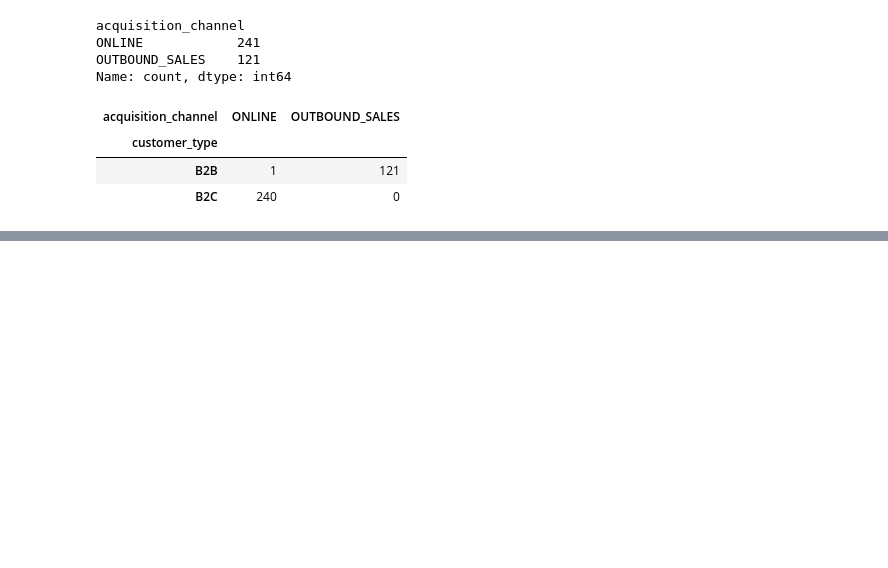
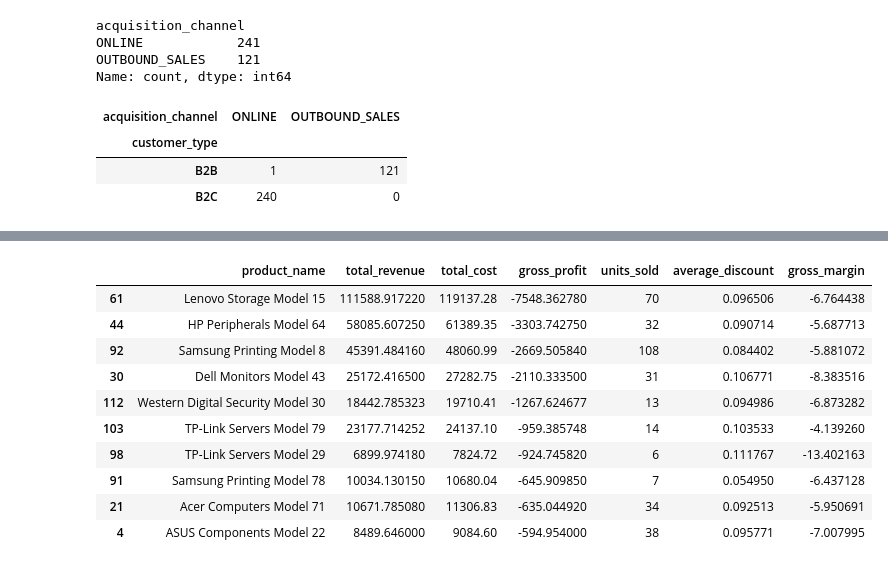
Before and after one commit to alejandromtdata/complex-solutions-business-analytics, a Jupyter notebook: notebooks/01_data_exploration.ipynb, the cells around one changed output, grey strips where cells are left out. Cells and saved outputs as stored; diff of their text form; code cells hidden in the pictures; blank space fills up the shorter version.

```diff
--- a/notebooks/01_data_exploration.ipynb
+++ b/notebooks/01_data_exploration.ipynb
@@ -194,0 +855,41 @@ pd.crosstab(
+# %%
+product_profitability_df = (
+    sales_categories_df
+    .groupby("product_name")
+    .agg(
+        total_revenue=("revenue", "sum"),
+        total_cost=("total_cost", "sum"),
+        gross_profit=("gross_profit", "sum"),
+        units_sold=("quantity", "sum"),
+        average_discount=("discount", "mean")
+    )
+    .reset_index()
+)
+
+product_profitability_df["gross_margin"] = (
+    product_profitability_df["gross_profit"]
+    / product_profitability_df["total_revenue"]
+    * 100
+)
+
+loss_products_df = product_profitability_df[
+    product_profitability_df["gross_profit"] < 0
+].copy()
+
+loss_products_df = loss_products_df.sort_values(
+    "gross_profit"
+)
+
+loss_products_df.head(10)
+# %% [output]
+|  | product_name | total_revenue | total_cost | gross_profit | units_sold | average_discount | gross_margin |
+| 61 | Lenovo Storage Model 15 | 111588.917220 | 119137.28 | -7548.362780 | 70 | 0.096506 | -6.764438 |
+| 44 | HP Peripherals Model 64 | 58085.607250 | 61389.35 | -3303.742750 | 32 | 0.090714 | -5.687713 |
+| 92 | Samsung Printing Model 8 | 45391.484160 | 48060.99 | -2669.505840 | 108 | 0.084402 | -5.881072 |
+| 30 | Dell Monitors Model 43 | 25172.416500 | 27282.75 | -2110.333500 | 31 | 0.106771 | -8.383516 |
+| 112 | Western Digital Security Model 30 | 18442.785323 | 19710.41 | -1267.624677 | 13 | 0.094986 | -6.873282 |
+| 103 | TP-Link Servers Model 79 | 23177.714252 | 24137.10 | -959.385748 | 14 | 0.103533 | -4.139260 |
+| 98 | TP-Link Servers Model 29 | 6899.974180 | 7824.72 | -924.745820 | 6 | 0.111767 | -13.402163 |
+| 91 | Samsung Printing Model 78 | 10034.130150 | 10680.04 | -645.909850 | 7 | 0.054950 | -6.437128 |
+| 21 | Acer Computers Model 71 | 10671.785080 | 11306.83 | -635.044920 | 34 | 0.092513 | -5.950691 |
+| 4 | ASUS Components Model 22 | 8489.646000 | 9084.60 | -594.954000 | 38 | 0.095771 | -7.007995 |
```
Also changed, not shown: parts of 74 cells of this notebook.
